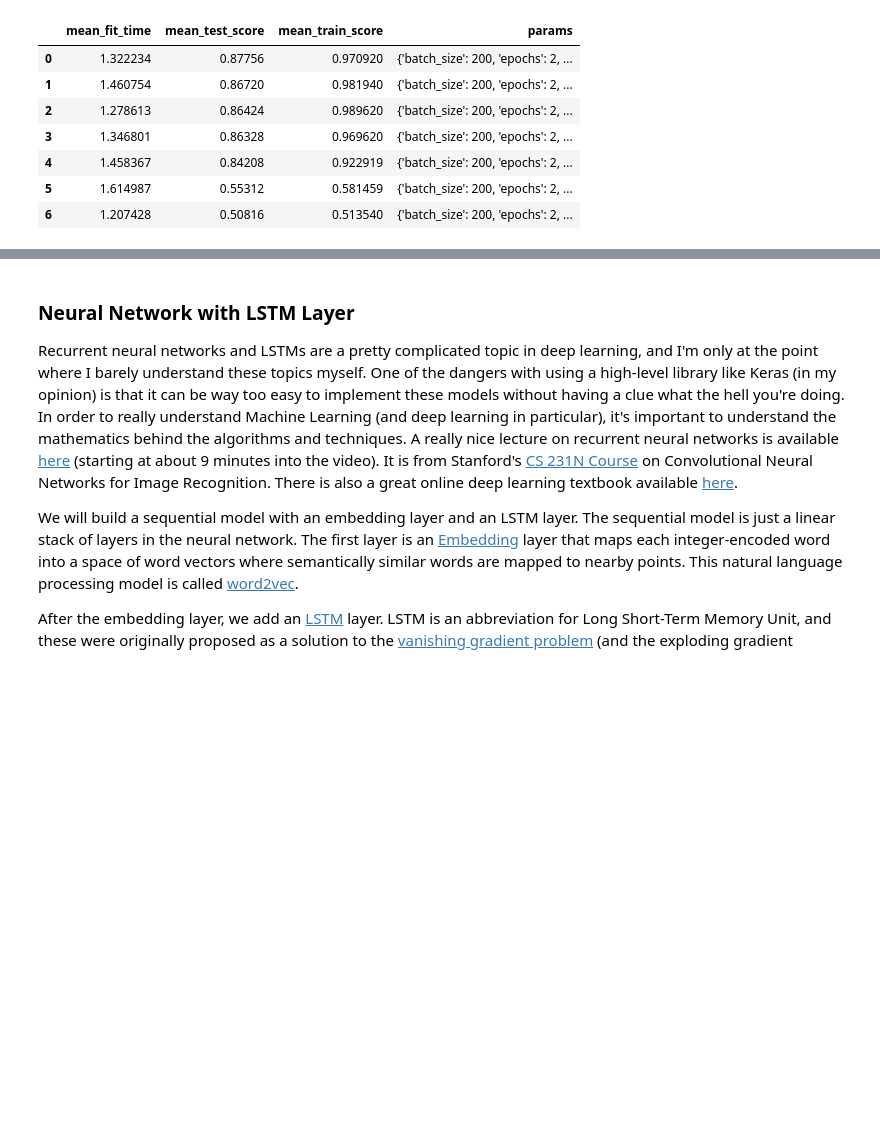
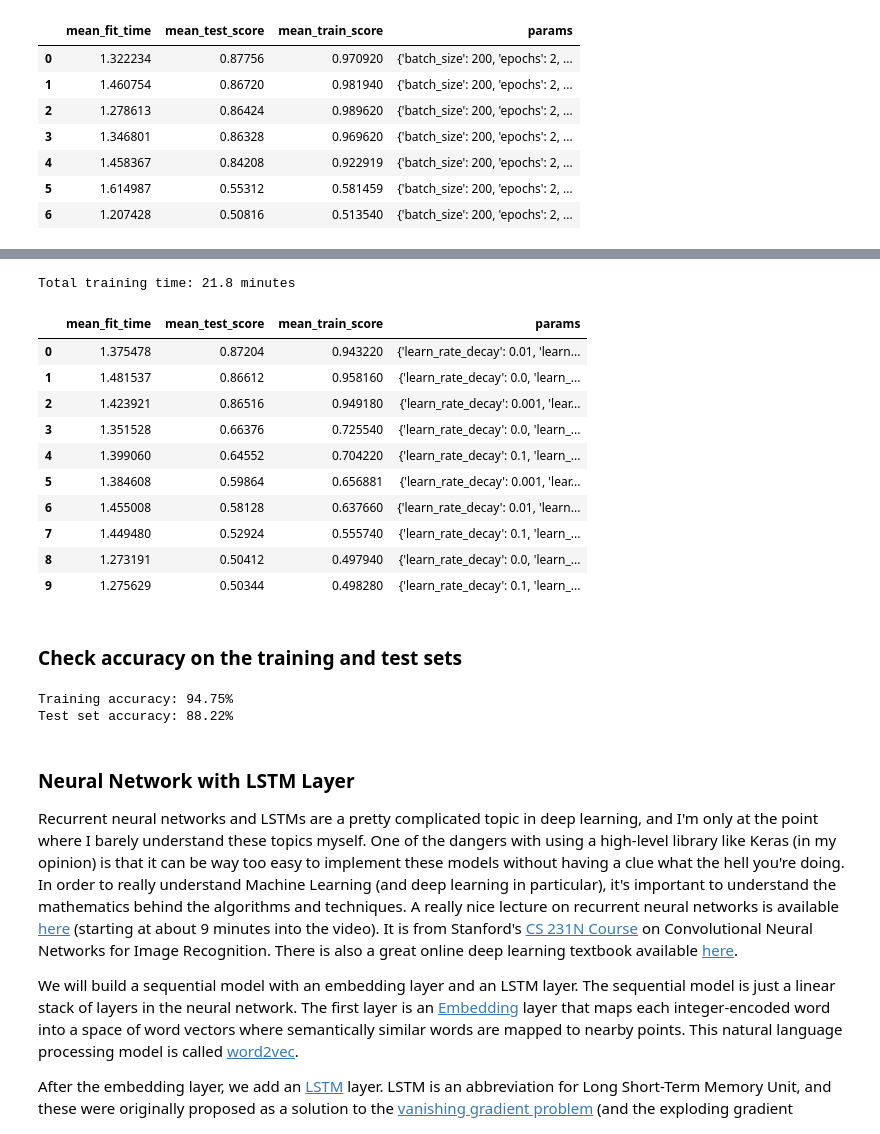
Before and after one commit to marty-vanhoof/IMdb_Movie_Review_Classifier, a Jupyter notebook: classifying_reviews_with_keras.ipynb, the cells around one changed output, grey strips where cells are left out. Drawn from its saved outputs; the diff is of its cells as text; code cells hidden in the pictures; blank space fills up the shorter version.

Commit message:
Tune learn rate and learn rate decay

```diff
--- a/classifying_reviews_with_keras.ipynb
+++ b/classifying_reviews_with_keras.ipynb
@@ -314,3 +336,25 @@ Test accuracy: 87.984%
+# %%
+display_results('imdb_results/grid_learn_rate_results.csv', 10)
+# %% [output]
+Total training time: 21.8 minutes
+|  | mean_fit_time | mean_test_score | mean_train_score | params |
+| 0 | 1.375478 | 0.87204 | 0.943220 | {'learn_rate_decay': 0.01, 'learn... |
+| 1 | 1.481537 | 0.86612 | 0.958160 | {'learn_rate_decay': 0.0, 'learn_... |
+| 2 | 1.423921 | 0.86516 | 0.949180 | {'learn_rate_decay': 0.001, 'lear... |
+| 3 | 1.351528 | 0.66376 | 0.725540 | {'learn_rate_decay': 0.0, 'learn_... |
+| 4 | 1.399060 | 0.64552 | 0.704220 | {'learn_rate_decay': 0.1, 'learn_... |
+| 5 | 1.384608 | 0.59864 | 0.656881 | {'learn_rate_decay': 0.001, 'lear... |
+| 6 | 1.455008 | 0.58128 | 0.637660 | {'learn_rate_decay': 0.01, 'learn... |
+| 7 | 1.449480 | 0.52924 | 0.555740 | {'learn_rate_decay': 0.1, 'learn_... |
+| 8 | 1.273191 | 0.50412 | 0.497940 | {'learn_rate_decay': 0.0, 'learn_... |
+| 9 | 1.275629 | 0.50344 | 0.498280 | {'learn_rate_decay': 0.1, 'learn_... |
+# %% [markdown]
+### Check accuracy on the training and test sets
+# %%
+check_model('imdb_results/imdb_learn_rate_best.hdf5')
+# %% [output]
+Training accuracy: 94.75%
+Test set accuracy: 88.22%
 # %% [markdown]
 ### Neural Network with LSTM Layer
 
```
Also changed, not shown: parts of 12 cells of this notebook.
